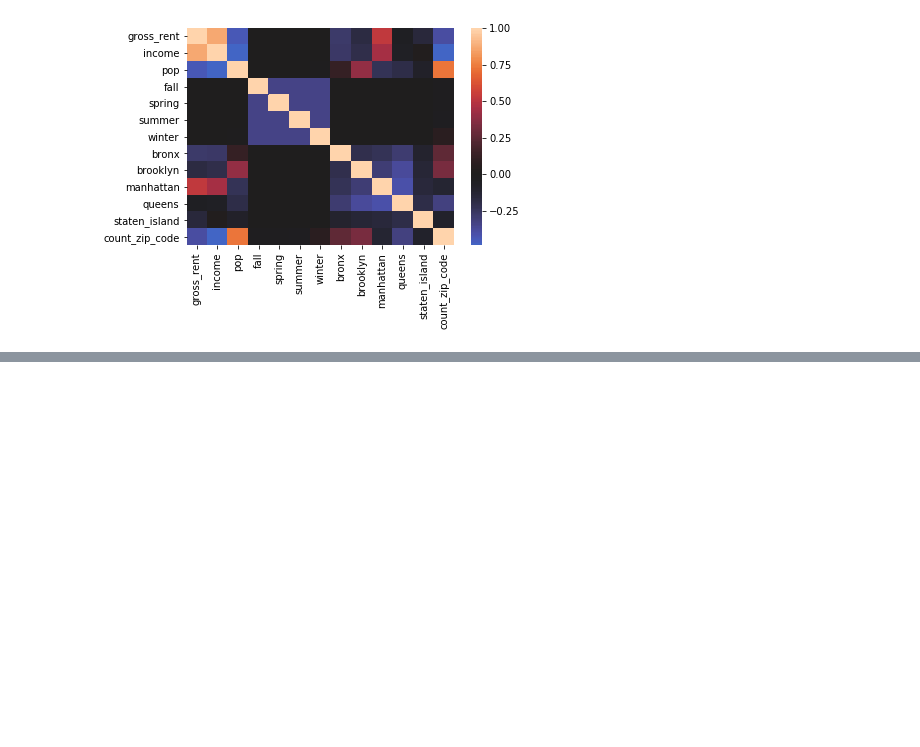
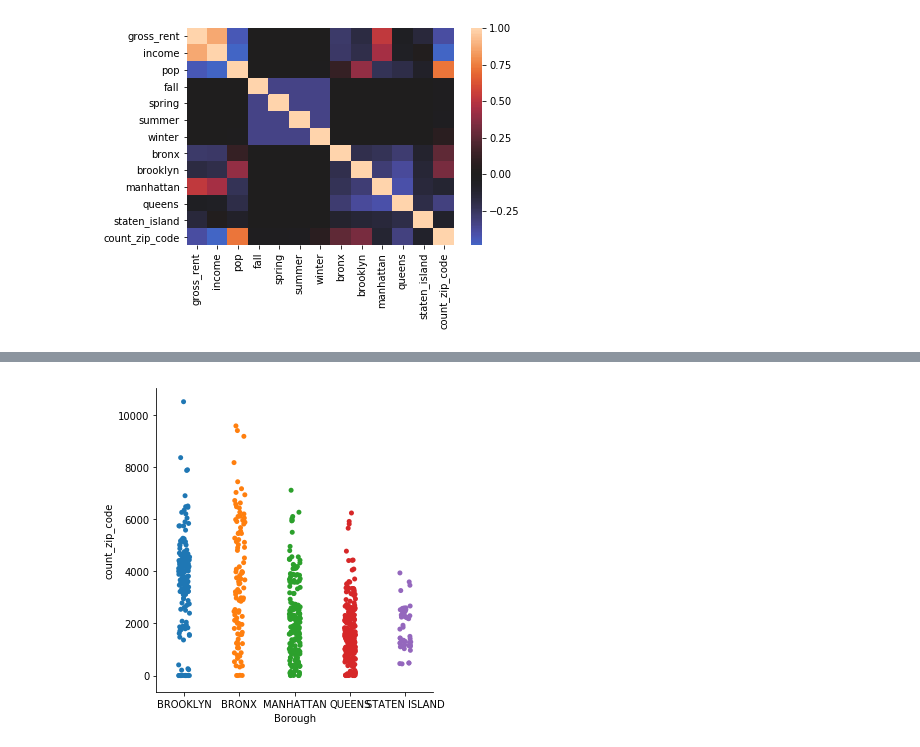
Before and after one commit to kahartman2/Project_NYC_311, a Jupyter notebook: regression_analysis.ipynb, the cells around one changed output, grey strips where cells are left out. Saved outputs shown, nothing was run; the diff lists cells and outputs as text; code cells hidden in the pictures; blank space fills up the shorter version.

```diff
--- a/regression_analysis.ipynb
+++ b/regression_analysis.ipynb
@@ -122,0 +217,5 @@ strong multicollinearity problems or that the design matrix is singular.
+# %%
+borough_plot = df.drop(['created_date', 'gross_rent', 'income', 'pop', 'zip', 'bronx', 'brooklyn', 'manhattan', 'queens', 'staten_island', 'winter', 'spring', 'summer', 'fall'], axis=1)
+sns.catplot(x='Borough', y='count_zip_code', data=borough_plot);
+# %% [output]
+[figure, added]
```
Also changed, not shown: parts of 17 cells of this notebook.
